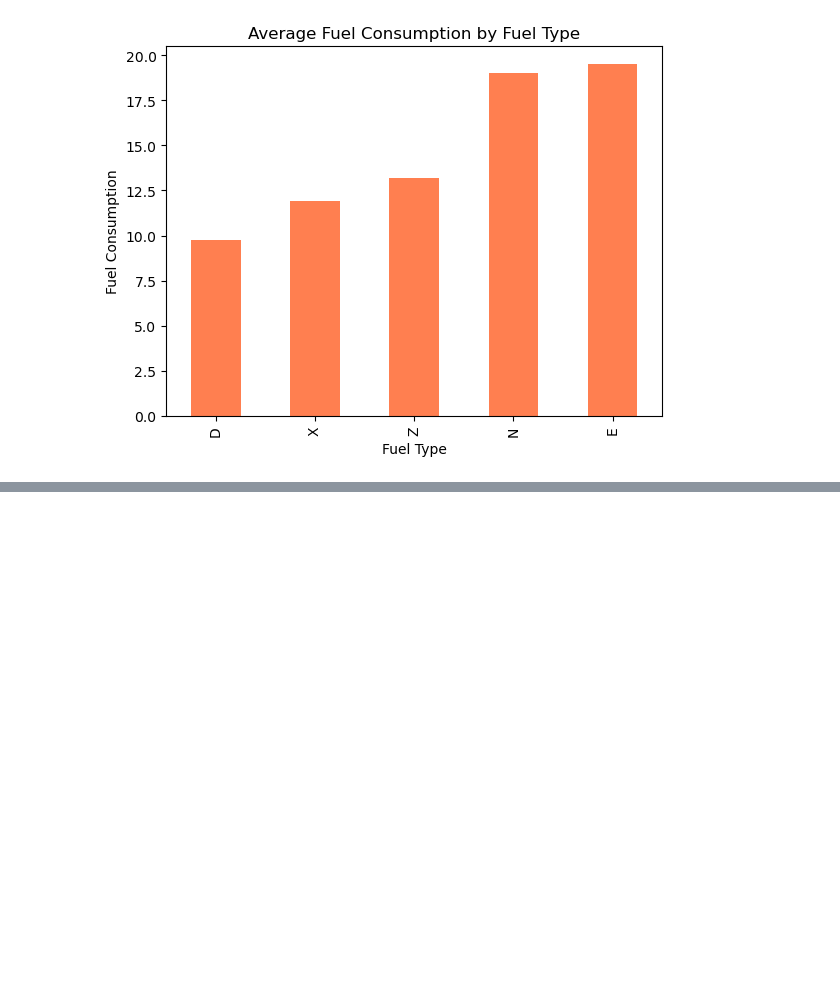
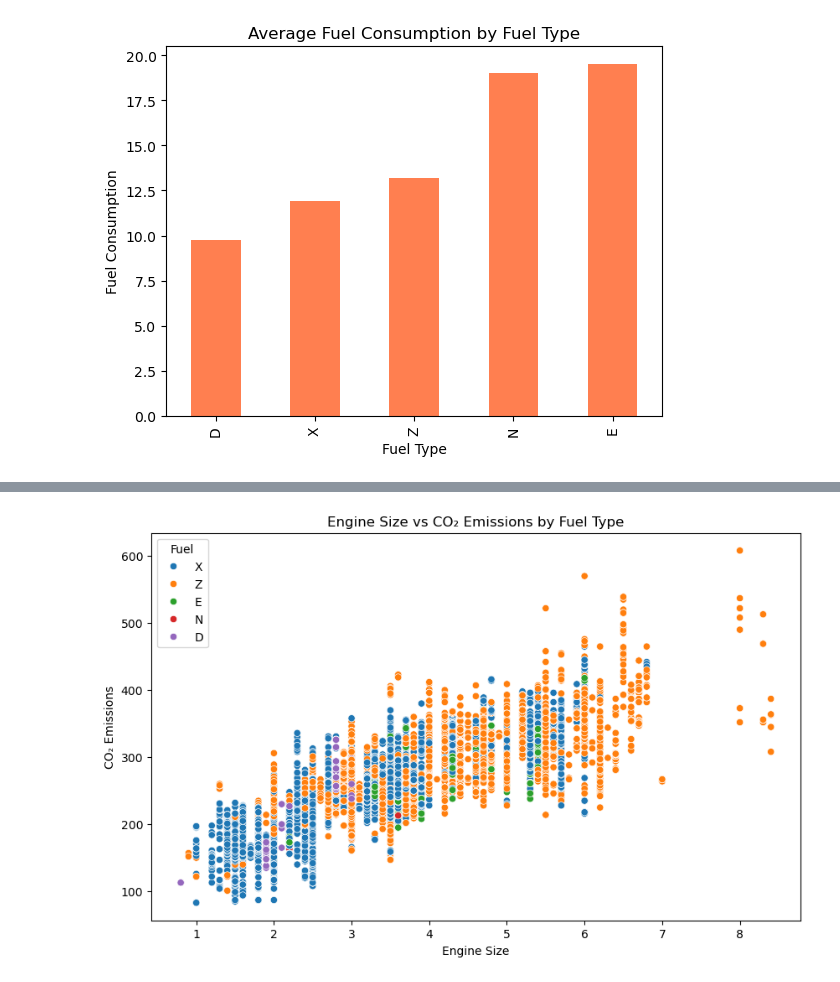
Before and after one commit to WambuiMunene/Phase2-Project_Group-4, a Jupyter notebook: Notebooks/Louis.ipynb, the cells around one changed output, grey strips where cells are left out. Drawn from its saved outputs; the diff is of its cells as text; code cells hidden in the pictures; blank space fills up the shorter version.

```diff
--- a/Notebooks/Louis.ipynb
+++ b/Notebooks/Louis.ipynb
@@ -525,0 +572,10 @@ Name: Fuel Consumption, dtype: float64
+# %%
+# Scatter plot for engine size vs. emissions
+plt.figure(figsize=(10, 6))
+sns.scatterplot(data=df_copy, x='Engine Size', y='Emissions', hue='Fuel')
+plt.title("Engine Size vs CO₂ Emissions by Fuel Type")
+plt.xlabel("Engine Size")
+plt.ylabel("CO₂ Emissions")
+plt.show()
+# %% [output]
+[figure, added]
```
Also changed, not shown: parts of 6 cells of this notebook.
